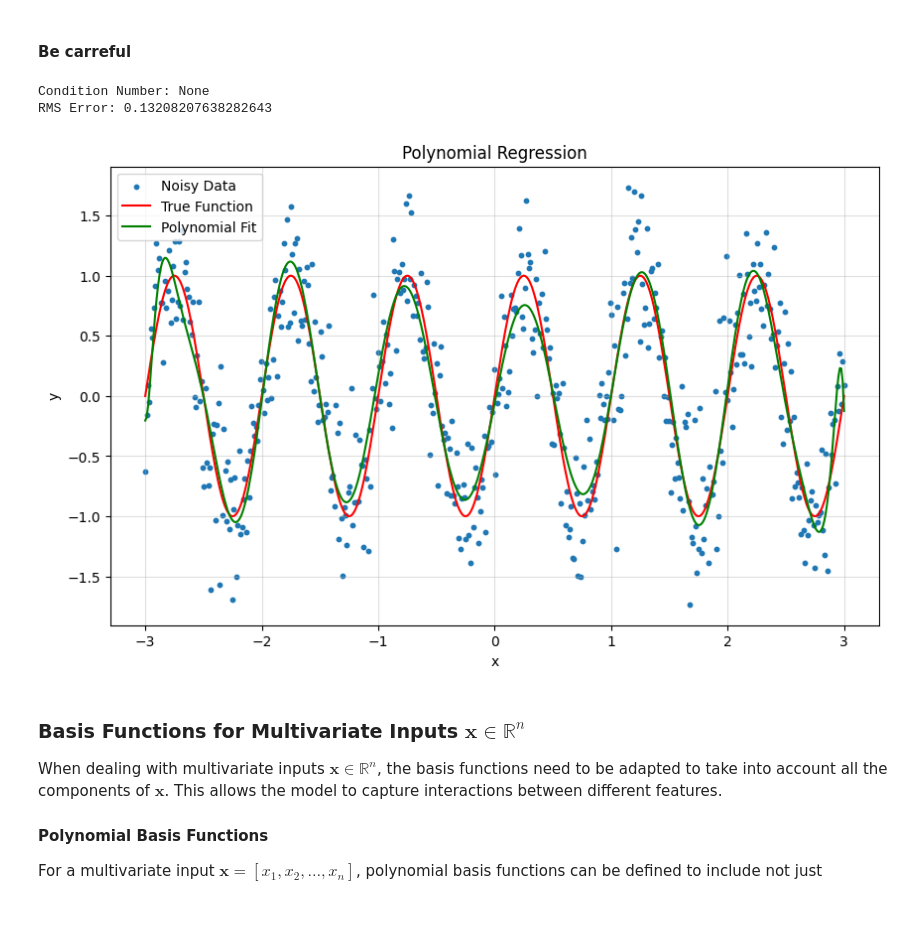
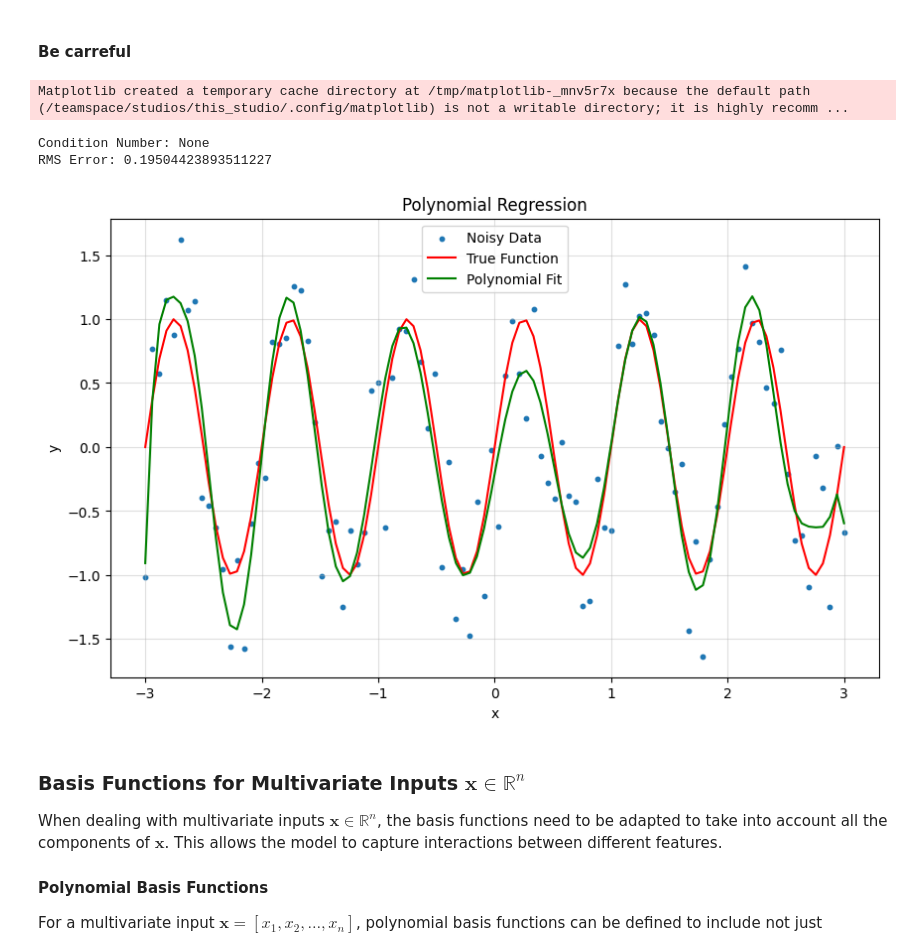
Before and after one commit to hucarlos08/GEO-ML, a Jupyter notebook: Lessons/LinearRegression.ipynb, the cells around one changed output. Cells and saved outputs as stored; diff of their text form; code cells hidden in the pictures; blank space fills up the shorter version.

```diff
--- a/Lessons/LinearRegression.ipynb
+++ b/Lessons/LinearRegression.ipynb
@@ -276,7 +276,7 @@ def stable_solve_ols(design_matrix: jnp.ndarray, observations: jnp.ndarray) -> T
     return coefficients, None
 
 # Create the data
-num_points = 500
+num_points = 100
 angular_frequency = 2 * jnp.pi
 x_values = jnp.linspace(-3.0, 3.0, num=num_points)
 true_y_values = jnp.sin(angular_frequency * x_values)
@@ -290,36 +290,37 @@ num_basis_functions = 20
 
 # Vectorized computation of the design matrix
 vectorized_basis_function = vmap(lambda degree: polynomial_basis_function(x_values, degree), (0,))
 design_matrix = vectorized_basis_function(jnp.arange(num_basis_functions)).T
 
 # Solve using the OLS methods
 coefficients, condition_number = stable_solve_ols(design_matrix, noisy_y_values)
 print(f"Condition Number: {condition_number}")
 
 
 # Estimate the function using the coefficients
 estimated_y_values = jnp.dot(design_matrix, coefficients)
 
 # Calculate and print RMS error
 rms_error = jnp.sqrt((1.0 / num_points) * jnp.linalg.norm(estimated_y_values - noisy_y_values))
 print(f"RMS Error: {rms_error}")
 
 # Create the matplotlib visualization
 plt.figure(figsize=(10, 6), dpi=100)
 plt.scatter(x_values, noisy_y_values, s=10, label="Noisy Data")  # Smaller marker size for better visualization
 plt.plot(x_values, true_y_values, color="red", label="True Function")
 plt.plot(x_values, estimated_y_values, color="green", label="Polynomial Fit")
 
 plt.title("Polynomial Regression")
 plt.xlabel("x")
 plt.ylabel("y")
 plt.legend()
 plt.grid(alpha=0.4)  # Add a subtle grid
 plt.show()
 # %% [output]
-Condition Number: None
-RMS Error: 0.13208207638282643
+Matplotlib created a temporary cache directory at /tmp/matplotlib-_mnv5r7x because the default path (/teamspace/studios/this_studio/.config/matplotlib) is not a writable directory; it is highly recomm ...
+Condition Number: None
+RMS Error: 0.19504423893511227
-[figure, old version]
+[figure, new version]
 # %% [markdown]
 ### Basis Functions for Multivariate Inputs $\mathbf{x}\in\mathbb{R}^n$
 
```
Also changed, not shown: parts of 1 cell of this notebook, 4 other files.
